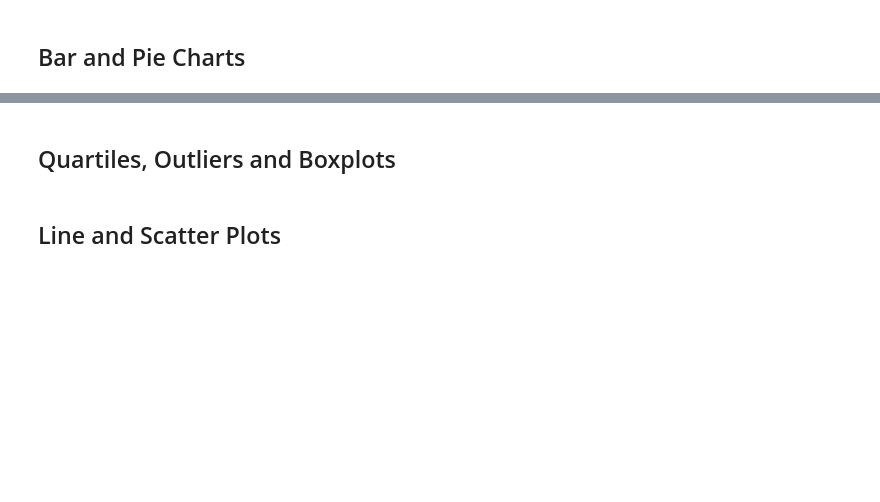
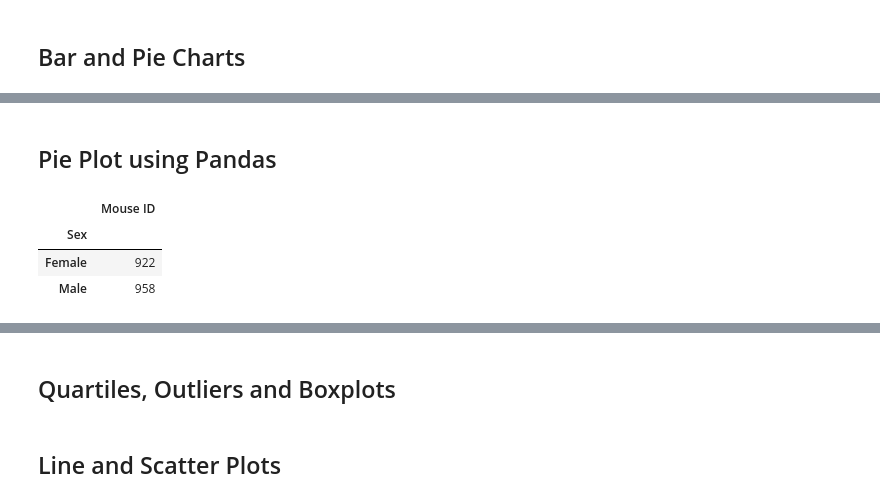
Before and after one commit to lrios215/Matplotlib_Challenge, a Jupyter notebook: pymaceuticals_Rios.ipynb, the cells around one changed output, grey strips where cells are left out. Saved outputs shown, nothing was run; the diff lists cells and outputs as text; code cells hidden in the pictures; blank space fills up the shorter version.

```diff
--- a/pymaceuticals_Rios.ipynb
+++ b/pymaceuticals_Rios.ipynb
@@ -108,2 +243,16 @@ total_mice
+# %% [markdown]
+## Pie Plot using Pandas
 # %%
-# Generate a pie plot showing the distribution of female versus male mice using pandas
+# Generate a pie plot showing the distribution of
+#female versus male mice using pandas
+
+sex_of_mice = pd.DataFrame(combo_mouse_study.groupby(['Sex']).count())
+
+sex_of_mice = sex_of_mice[['Mouse ID']]
+
+sex_of_mice
+# %% [output]
+|  | Mouse ID |
+| Sex |  |
+| Female | 922 |
+| Male | 958 |
```
Also changed, not shown: parts of 16 cells of this notebook.
